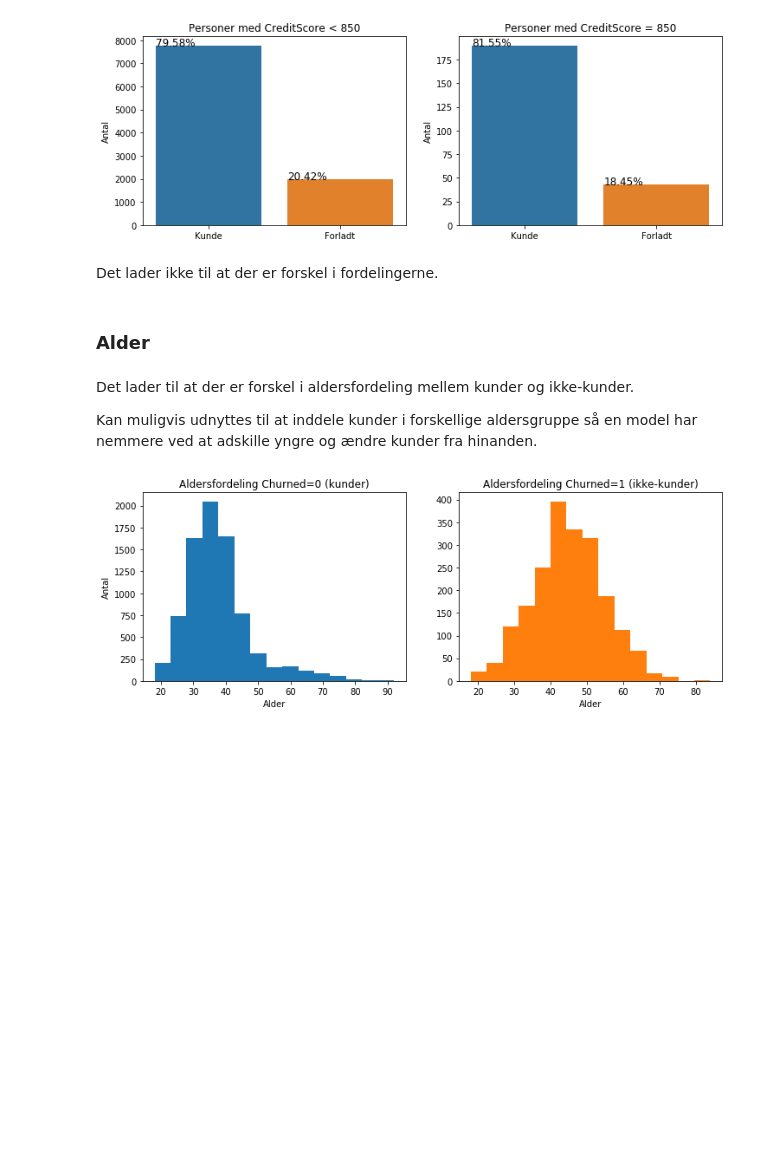
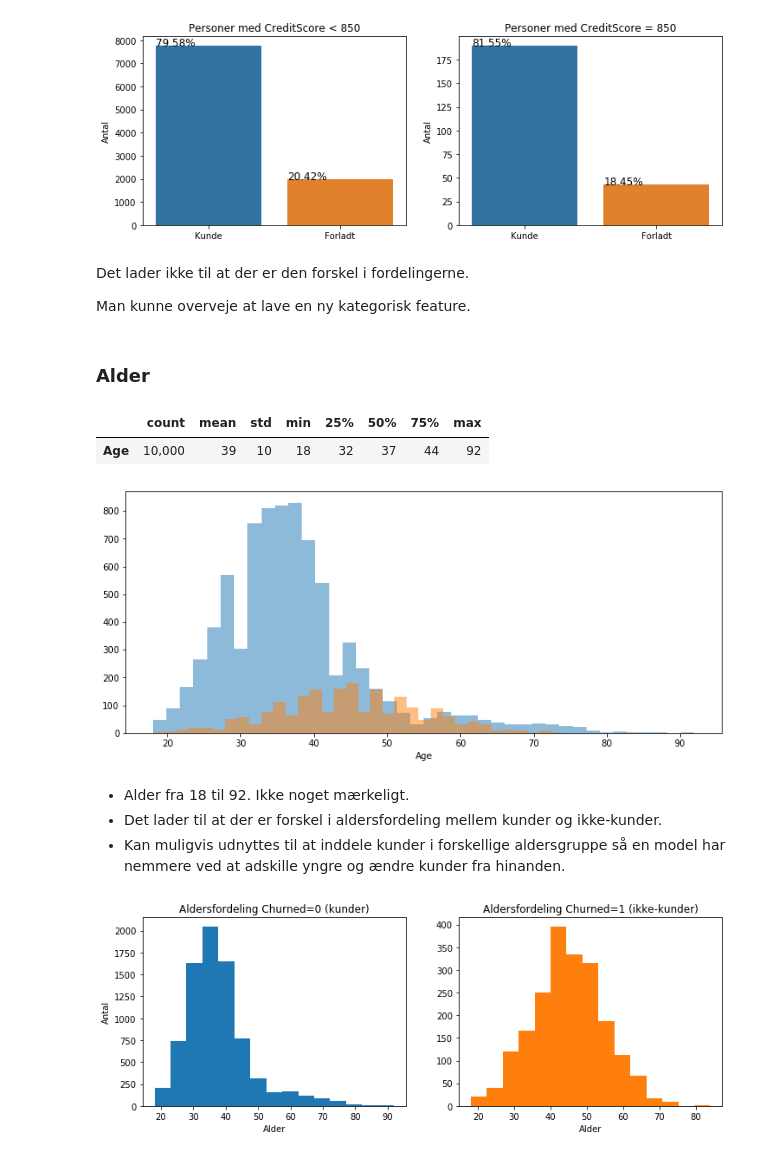
Before and after one commit to sheikhomar/lunch, a Jupyter notebook: analysis.ipynb, the cells around one changed output. Cells and saved outputs as stored; diff of their text form; code cells hidden in the pictures; blank space fills up the shorter version.

```diff
--- a/analysis.ipynb
+++ b/analysis.ipynb
@@ -267,13 +225,24 @@ ax[1].set_title('Personer med CreditScore = 850');
 # %% [output]
 [figure]
 # %% [markdown]
-Det lader ikke til at der er forskel i fordelingerne.
+Det lader ikke til at der er den forskel i fordelingerne.
+
+Man kunne overveje at lave en ny kategorisk feature.
 # %% [markdown]
 ### Alder
+# %%
+df_data[['Age']].describe().T.style.format("{:,.0f}")
+# %% [output]
+|  | count | mean | std | min | 25% | 50% | 75% | max |
+| Age | 10,000 | 39 | 10 | 18 | 32 | 37 | 44 | 92 |
+# %%
+plot_dual_histogram(df_data, 'Age', bins=40)
+# %% [output]
+[figure, added]
 # %% [markdown]
-Det lader til at der er forskel i aldersfordeling mellem kunder og ikke-kunder.
-
-Kan muligvis udnyttes til at inddele kunder i forskellige aldersgruppe så en model har nemmere ved at adskille yngre og ændre kunder fra hinanden.
+- Alder fra 18 til 92. Ikke noget mærkeligt.
+- Det lader til at der er forskel i aldersfordeling mellem kunder og ikke-kunder.
+- Kan muligvis udnyttes til at inddele kunder i forskellige aldersgruppe så en model har nemmere ved at adskille yngre og ændre kunder fra hinanden.
 # %%
 fig, ax = plt.subplots(1, 2, figsize=(12, 4))
 ax[0].hist(df_data[df_data['Churned'] == 0]['Age'], bins=15, color=plot_colors[0]);
```
Also changed, not shown: parts of 35 cells of this notebook.
